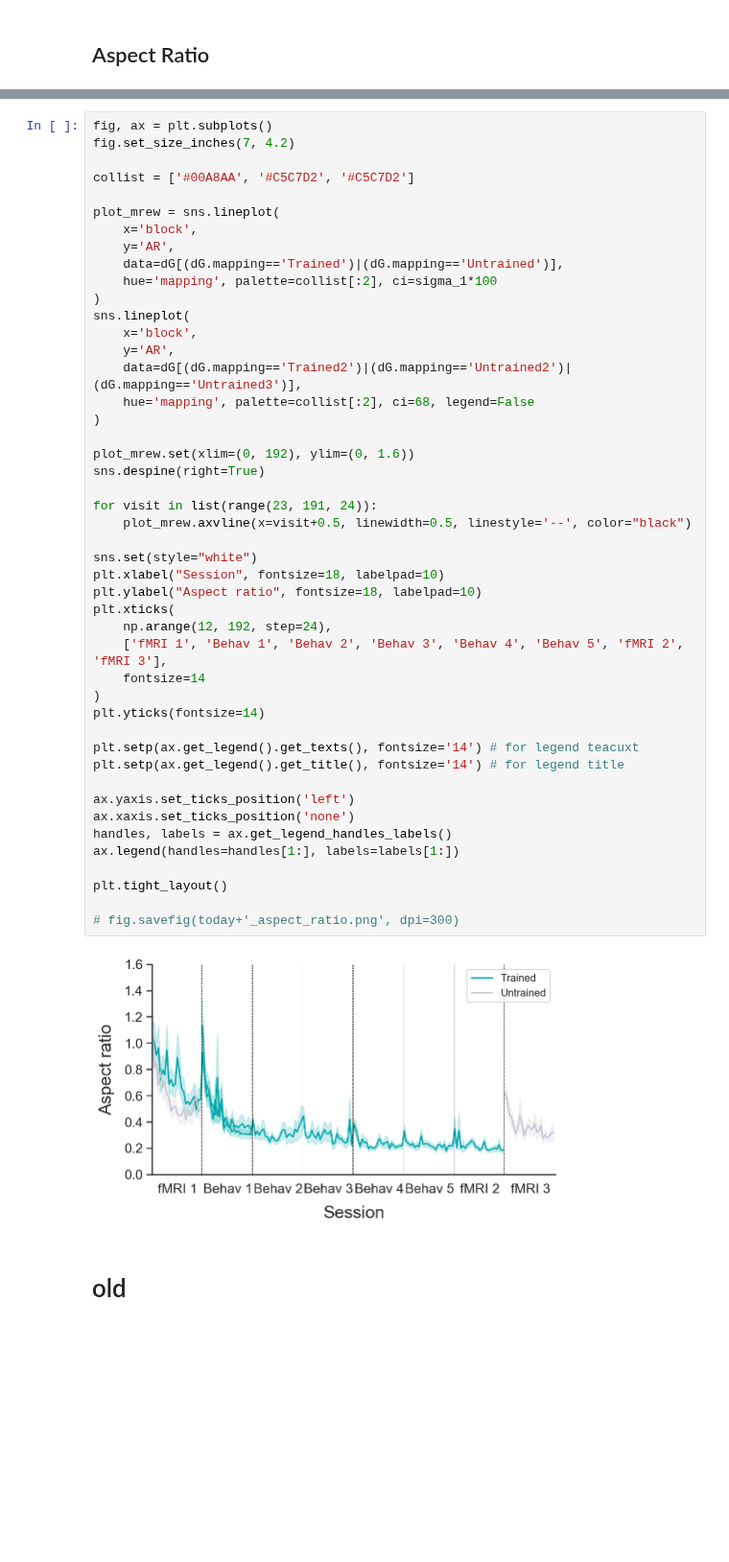
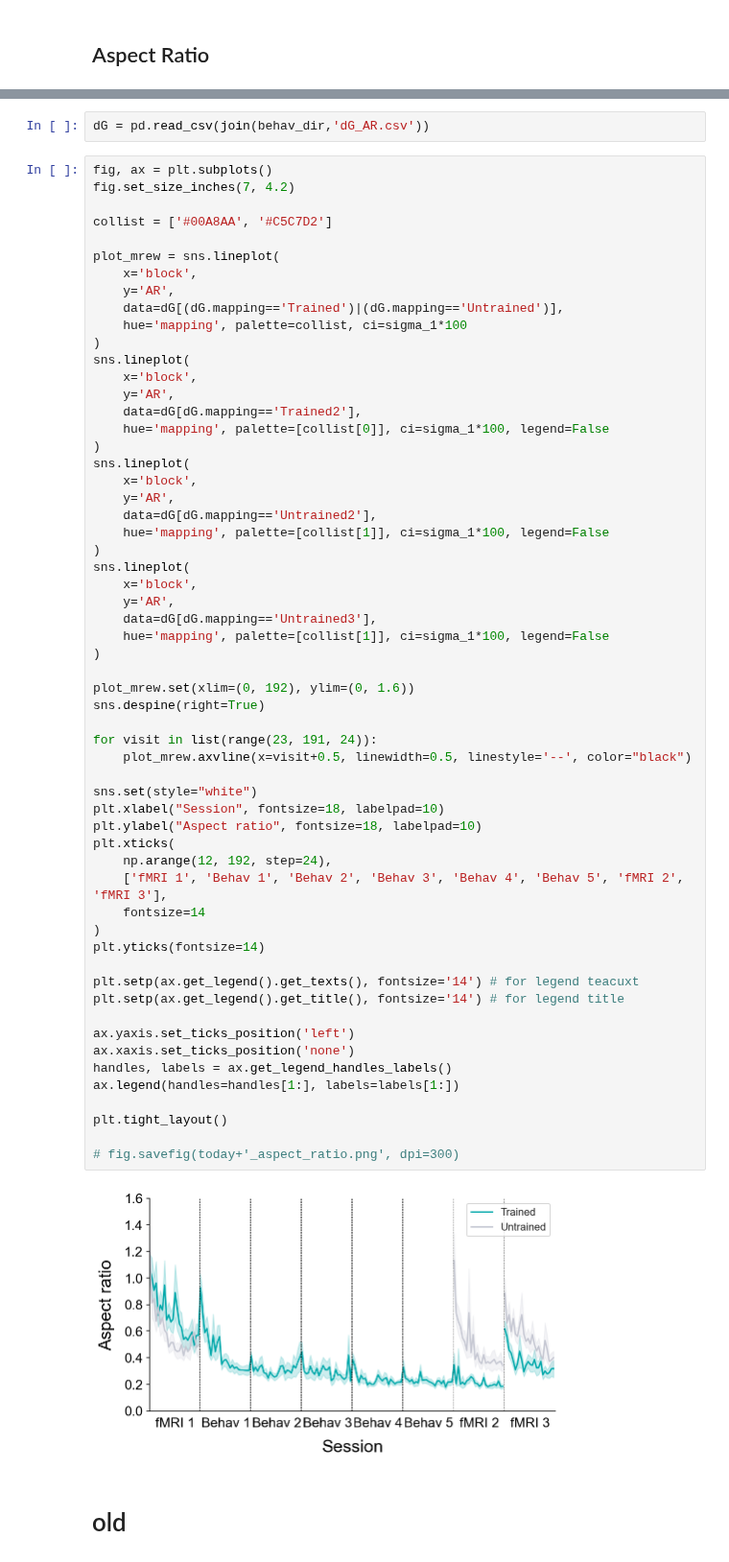
Before and after one commit to psb629/labs, a Jupyter notebook: GD/scrpits/notebook/Behavior_analysis.ipynb, the cells around one changed output, grey strips where cells are left out. Shown at 96% size. Cells and saved outputs as stored; diff of their text form; blank space fills up the shorter version.

Commit message:
the figure of aspect ratio completed

```diff
--- a/GD/scrpits/notebook/Behavior_analysis.ipynb
+++ b/GD/scrpits/notebook/Behavior_analysis.ipynb
@@ -851,51 +766,65 @@ dG
+# %%
+dG = pd.read_csv(join(behav_dir,'dG_AR.csv'))
 # %%
 fig, ax = plt.subplots()
 fig.set_size_inches(7, 4.2)
 
-collist = ['#00A8AA', '#C5C7D2', '#C5C7D2']
+collist = ['#00A8AA', '#C5C7D2']
 
 plot_mrew = sns.lineplot(
     x='block',
     y='AR',
     data=dG[(dG.mapping=='Trained')|(dG.mapping=='Untrained')],
-    hue='mapping', palette=collist[:2], ci=sigma_1*100
+    hue='mapping', palette=collist, ci=sigma_1*100
 )
 sns.lineplot(
     x='block',
     y='AR',
-    data=dG[(dG.mapping=='Trained2')|(dG.mapping=='Untrained2')|(dG.mapping=='Untrained3')],
-    hue='mapping', palette=collist[:2], ci=68, legend=False
+    data=dG[dG.mapping=='Trained2'],
+    hue='mapping', palette=[collist[0]], ci=sigma_1*100, legend=False
+)
+sns.lineplot(
+    x='block',
+    y='AR',
+    data=dG[dG.mapping=='Untrained2'],
+    hue='mapping', palette=[collist[1]], ci=sigma_1*100, legend=False
+)
+sns.lineplot(
+    x='block',
+    y='AR',
+    data=dG[dG.mapping=='Untrained3'],
+    hue='mapping', palette=[collist[1]], ci=sigma_1*100, legend=False
 )
 
 plot_mrew.set(xlim=(0, 192), ylim=(0, 1.6))
 sns.despine(right=True)
 
 for visit in list(range(23, 191, 24)):
     plot_mrew.axvline(x=visit+0.5, linewidth=0.5, linestyle='--', color="black")
 
 sns.set(style="white")
 plt.xlabel("Session", fontsize=18, labelpad=10)
 plt.ylabel("Aspect ratio", fontsize=18, labelpad=10)
 plt.xticks(
     np.arange(12, 192, step=24),
     ['fMRI 1', 'Behav 1', 'Behav 2', 'Behav 3', 'Behav 4', 'Behav 5', 'fMRI 2', 'fMRI 3'],
     fontsize=14
 )
 plt.yticks(fontsize=14)
 
 plt.setp(ax.get_legend().get_texts(), fontsize='14') # for legend teacuxt
 plt.setp(ax.get_legend().get_title(), fontsize='14') # for legend title
 
 ax.yaxis.set_ticks_position('left')
 ax.xaxis.set_ticks_position('none')
 handles, labels = ax.get_legend_handles_labels()
 ax.legend(handles=handles[1:], labels=labels[1:])
 
 plt.tight_layout()
 
 # fig.savefig(today+'_aspect_ratio.png', dpi=300)
 # %% [output]
-[figure, old version]
+[figure, new version]
 # %% [markdown]
 # old
 # %%
```
Also changed, not shown: parts of 10 cells of this notebook, 1 other file.
